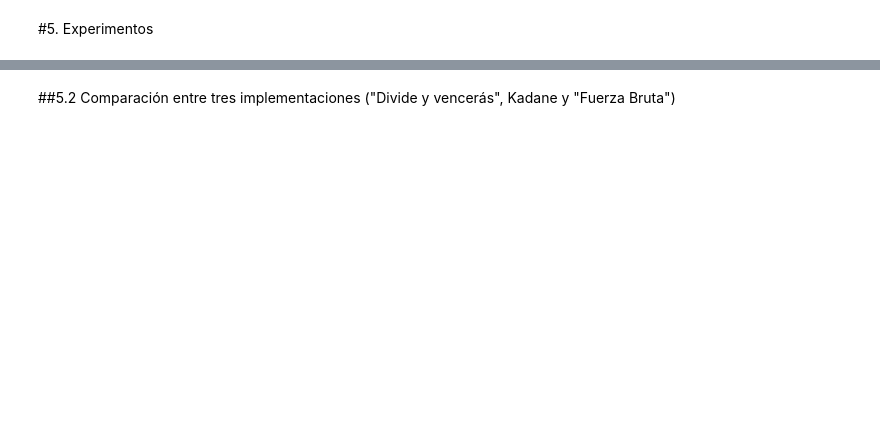
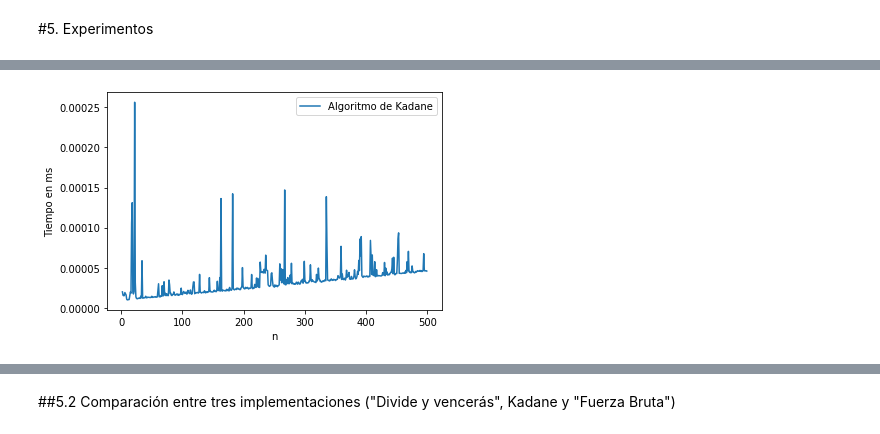
Before and after one commit to Sylver640/ADA-Informes, a Jupyter notebook: Informe_SubMaxArray.ipynb, the cells around one changed output, grey strips where cells are left out. Cells and saved outputs as stored; diff of their text form; code cells hidden in the pictures; blank space fills up the shorter version.

```diff
--- a/Informe_SubMaxArray.ipynb
+++ b/Informe_SubMaxArray.ipynb
@@ -256,0 +321,18 @@ TypeError: ignored
+# %%
+x = []; y = []
+for n in range(2,500):
+  a = random.sample(range(-1000,1000),n)
+
+  r = repeat(setup="from __main__ import kadaneAlg", stmt = f"kadaneAlg({a})", repeat = 1, number = 10)
+
+  x.append(n)
+  y.append(r)
+
+plt.plot(x,y)
+plt.legend(["Algoritmo de Kadane"])
+
+plt.xlabel("n")
+plt.ylabel("Tiempo en ms")
+plt.show()
+# %% [output]
+[figure, added]
```
Also changed, not shown: parts of 28 cells of this notebook.
